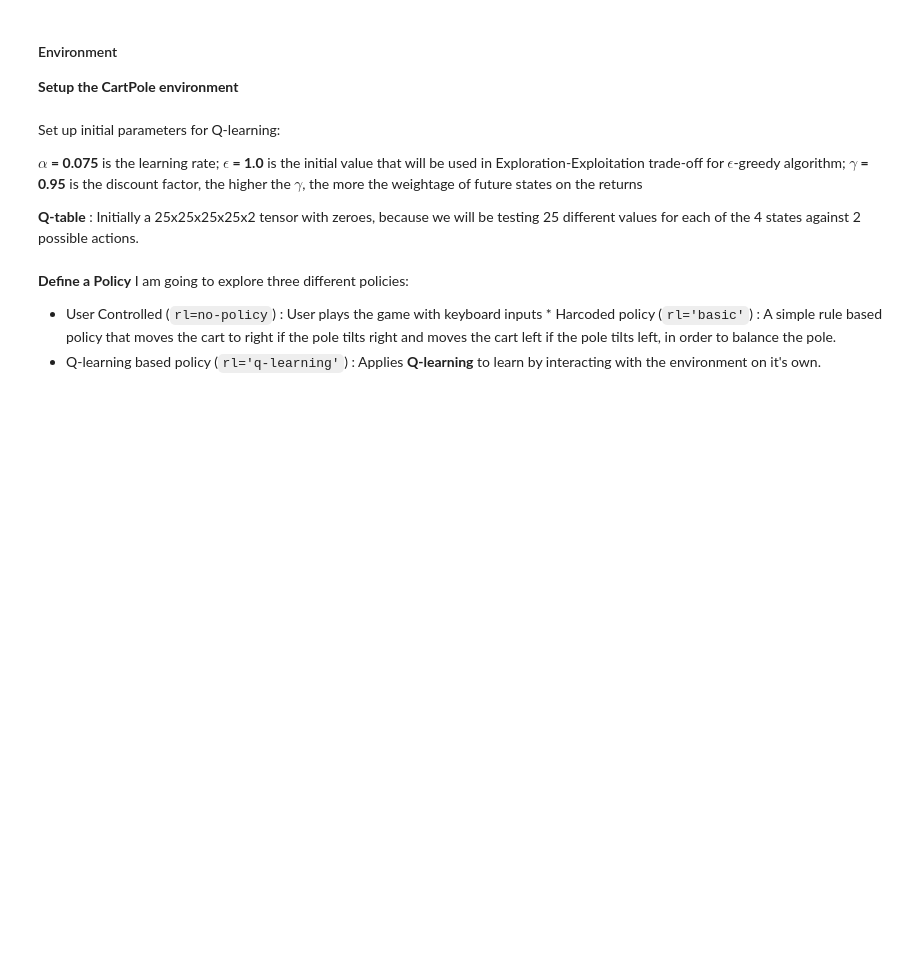
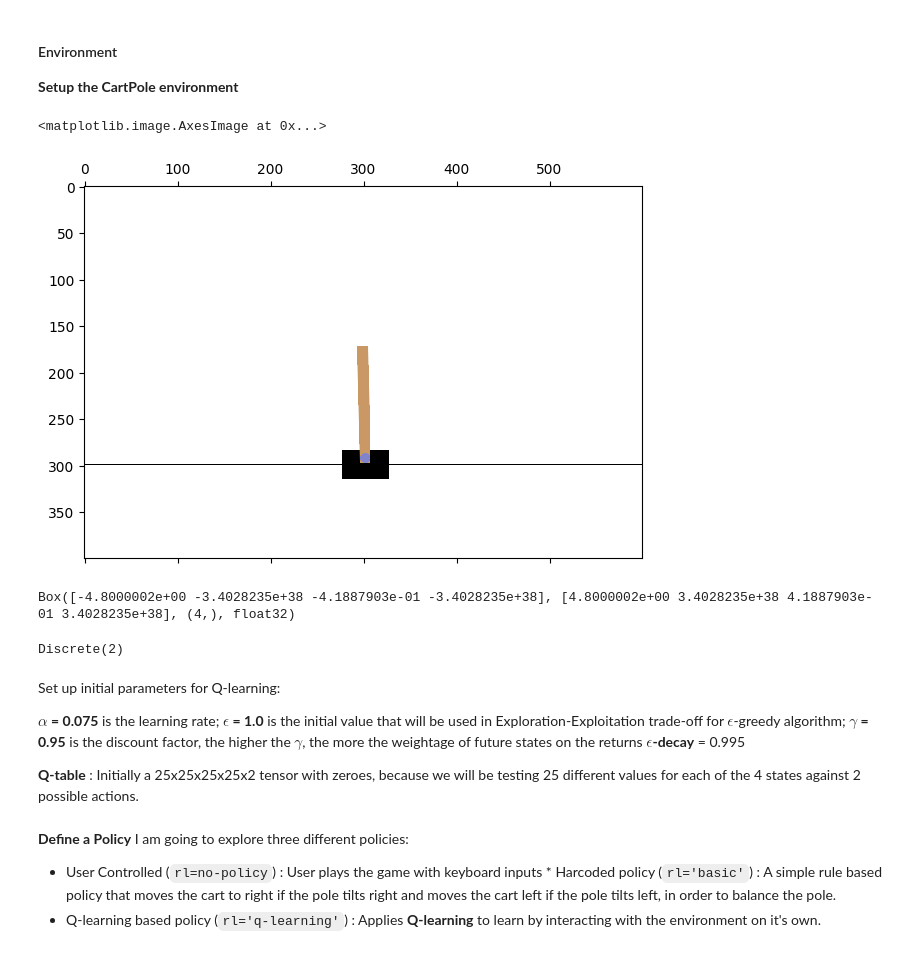
Before and after one commit to the-gauss/tiny-projects-ml, a Jupyter notebook: reinforcement_learning/cartpole.ipynb, the cells around one changed output. Saved outputs shown, nothing was run; the diff lists cells and outputs as text; code cells hidden in the pictures; blank space fills up the shorter version.

```diff
--- a/reinforcement_learning/cartpole.ipynb
+++ b/reinforcement_learning/cartpole.ipynb
@@ -27,11 +28,31 @@ import pygame as pg
 env = gym.make('CartPole-v1', render_mode='rgb_array')
 clock = pg.time.Clock()
+# %%
+test_obs, _ = env.reset()
+test_obs
+
+frame = env.render()
+frame = np.rot90(frame, 2)
+frame = np.flipud(frame)
+plt.matshow(frame)
+# %% [output]
+<matplotlib.image.AxesImage at 0x...>
+[figure, added]
+# %%
+env.observation_space
+# %% [output]
+Box([-4.8000002e+00 -3.4028235e+38 -4.1887903e-01 -3.4028235e+38], [4.8000002e+00 3.4028235e+38 4.1887903e-01 3.4028235e+38], (4,), float32)
+# %%
+env.action_space
+# %% [output]
+Discrete(2)
 # %% [markdown]
 Set up initial parameters for Q-learning:
 
 **$\alpha$ = 0.075** is the learning rate;
 **$\epsilon$ = 1.0** is the initial value that will be used in Exploration-Exploitation trade-off for $\epsilon$-greedy algorithm;
 **$\gamma$ = 0.95** is the discount factor, the higher the $\gamma$, the more the weightage of future states on the returns
+**$\epsilon$-decay** = 0.995
 
 **Q-table** : Initially a 25x25x25x25x2 tensor with zeroes, because we will be testing 25 different values for each of the 4 states against 2 possible actions.
 # %%
```
Also changed, not shown: parts of 10 cells of this notebook, 1 other file.
